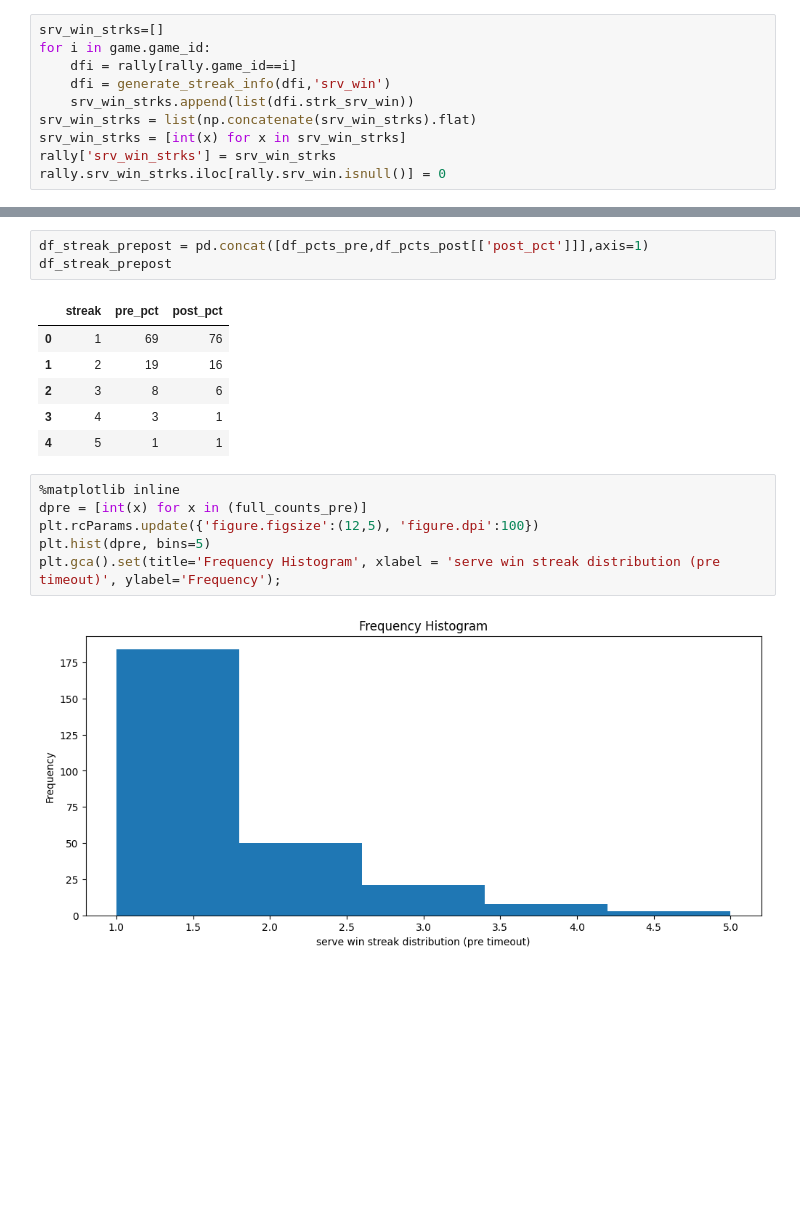
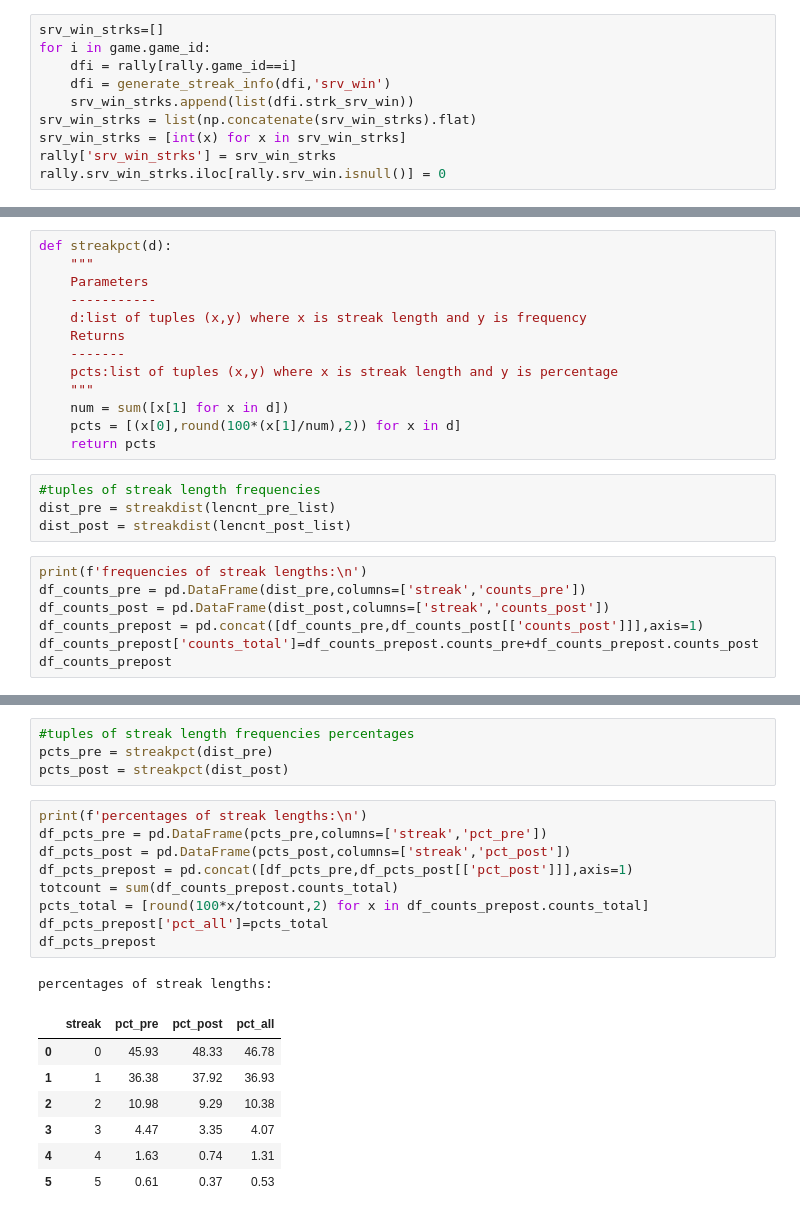
Before and after one commit to conner-mcnicholas/Pickleball_Timeout_Analysis, a Jupyter notebook: src/serve_winstreak_distribution.ipynb, the cells around one changed output, grey strips where cells are left out. Drawn from its saved outputs; the diff is of its cells as text; blank space fills up the shorter version.

```diff
--- a/src/serve_winstreak_distribution.ipynb
+++ b/src/serve_winstreak_distribution.ipynb
@@ -205,0 +236,24 @@ df_pcts_post = pd.DataFrame(pcts_post,columns=['streak','post_pct'])
+# %%
+def streakpct(d):
+    """
+    Parameters
+    -----------
+    d:list of tuples (x,y) where x is streak length and y is frequency
+    Returns
+    -------
+    pcts:list of tuples (x,y) where x is streak length and y is percentage
+    """
+    num = sum([x[1] for x in d])
+    pcts = [(x[0],round(100*(x[1]/num),2)) for x in d]
+    return pcts
+# %%
+#tuples of streak length frequencies
+dist_pre = streakdist(lencnt_pre_list)
+dist_post = streakdist(lencnt_post_list)
+# %%
+print(f'frequencies of streak lengths:\n')
+df_counts_pre = pd.DataFrame(dist_pre,columns=['streak','counts_pre'])
+df_counts_post = pd.DataFrame(dist_post,columns=['streak','counts_post'])
+df_counts_prepost = pd.concat([df_counts_pre,df_counts_post[['counts_post']]],axis=1)
+df_counts_prepost['counts_total']=df_counts_prepost.counts_pre+df_counts_prepost.counts_post
+df_counts_prepost
@@ -206,18 +269,22 @@ df_pcts_post = pd.DataFrame(pcts_post,columns=['streak','post_pct'])
+# %%
+#tuples of streak length frequencies percentages
+pcts_pre = streakpct(dist_pre)
+pcts_post = streakpct(dist_post)
 # %%
-df_streak_prepost = pd.concat([df_pcts_pre,df_pcts_post[['post_pct']]],axis=1)
-df_streak_prepost
+print(f'percentages of streak lengths:\n')
+df_pcts_pre = pd.DataFrame(pcts_pre,columns=['streak','pct_pre'])
+df_pcts_post = pd.DataFrame(pcts_post,columns=['streak','pct_post'])
+df_pcts_prepost = pd.concat([df_pcts_pre,df_pcts_post[['pct_post']]],axis=1)
+totcount = sum(df_counts_prepost.counts_total)
+pcts_total = [round(100*x/totcount,2) for x in df_counts_prepost.counts_total]
+df_pcts_prepost['pct_all']=pcts_total
+df_pcts_prepost
 # %% [output]
+percentages of streak lengths:
-|  | streak | pre_pct | post_pct |
-| 0 | 1 | 69 | 76 |
-| 1 | 2 | 19 | 16 |
-| 2 | 3 | 8 | 6 |
-| 3 | 4 | 3 | 1 |
-| 4 | 5 | 1 | 1 |
+|  | streak | pct_pre | pct_post | pct_all |
+| 0 | 0 | 45.93 | 48.33 | 46.78 |
+| 1 | 1 | 36.38 | 37.92 | 36.93 |
+| 2 | 2 | 10.98 | 9.29 | 10.38 |
+| 3 | 3 | 4.47 | 3.35 | 4.07 |
+| 4 | 4 | 1.63 | 0.74 | 1.31 |
+| 5 | 5 | 0.61 | 0.37 | 0.53 |
-# %%
-%matplotlib inline
-dpre = [int(x) for x in (full_counts_pre)]
-plt.rcParams.update({'figure.figsize':(12,5), 'figure.dpi':100})
-plt.hist(dpre, bins=5)
-plt.gca().set(title='Frequency Histogram', xlabel = 'serve win streak distribution (pre timeout)', ylabel='Frequency');
-# %% [output]
-[figure, removed]
```
Also changed, not shown: parts of 18 cells of this notebook, 5 other files.
